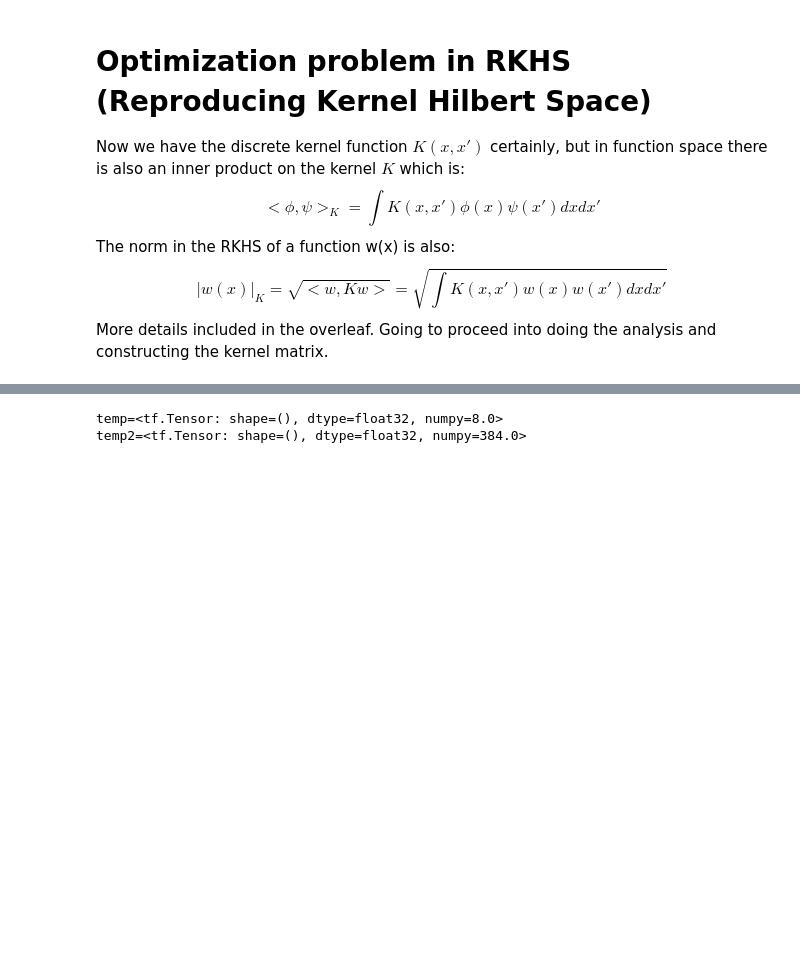
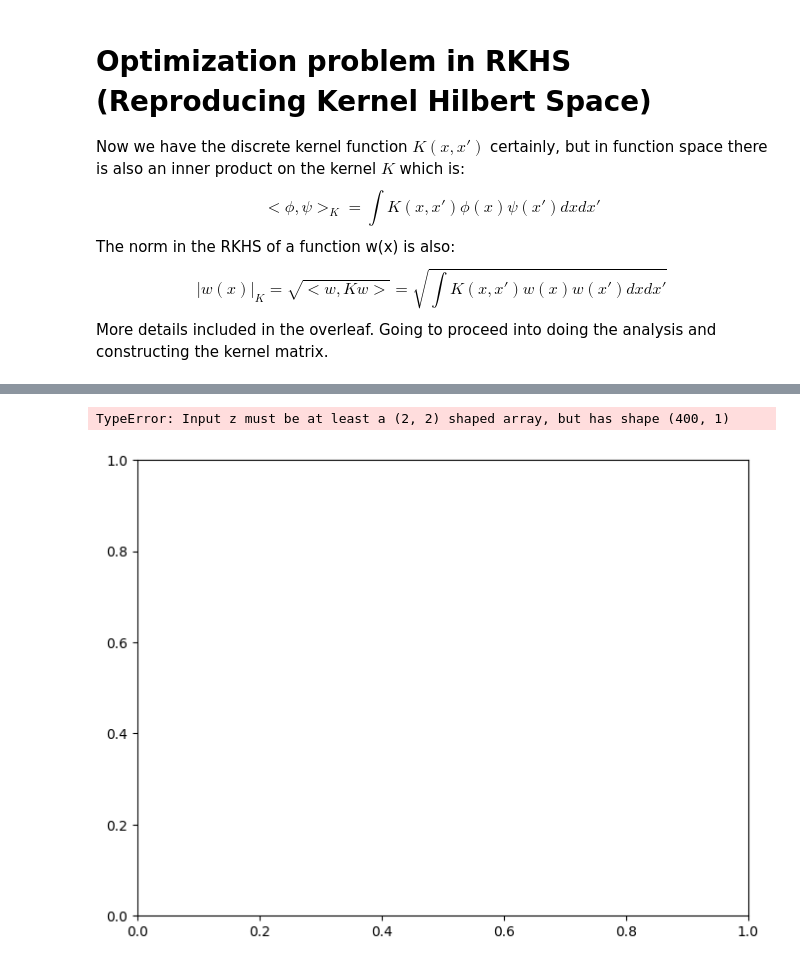
Before and after one commit to sean-engelstad/ml-pde-buckling, a Jupyter notebook: ml-gp/lin-static.ipynb, the cells around one changed output, grey strips where cells are left out. Cells and saved outputs as stored; diff of their text form; code cells hidden in the pictures; blank space fills up the shorter version.

```diff
--- a/ml-gp/lin-static.ipynb
+++ b/ml-gp/lin-static.ipynb
@@ -244,9 +488,10 @@ nabla4_w2.shape=TensorShape([100, 1])
 theta = tf.Variable(tf.zeros(shape=(num_domain,1), dtype=DTYPE), trainable=True)
 # theta = [tf.Variable(t) for t in theta]
 # print(f"{theta=}")
-num_epochs = 100
+num_epochs = 2000
+# num_epochs = 1
 
-learning_rate = 1e-3 # can be much higher here?
+learning_rate = 1e-5 # can be much higher here?
 optimizer = tf.keras.optimizers.Adam(learning_rate=learning_rate)
 
 for epoch in range(num_epochs):
@@ -256,10 +501,24 @@ for epoch in range(num_epochs):
         ans = tf.linalg.lu_solve(*K_lu, rhs=w_full)
         # print(f"{ans=}")
         # print(f"{w_full=}")
-        # how is this value negative? Is it because I have covariance matrix is wrong so K_block is negative definite?
+
+        # double check ans solves the system K_block * ans = w_full
+        res = tf.matmul(Kblock, ans) - w_full
+        abs_norm = np.max(np.abs(res))
+        rel_res_norm = abs_norm / np.max(np.abs(w_full))
+        # print(f"{res=}")
+        # print(f"{abs_norm=} {rel_res_norm=}")
+        # print(f"{np.linalg.norm(w_full)=} {np.linalg.norm(ans)=}")
+
+
+        # fixed so loss no longer negative by regularizing kernel matrix
         loss = tf.tensordot(tf.transpose(w_full), ans, axes=1)
         # print(f"{loss=}")
         # print(f"{loss.shape=}")
+
+        # scale loss by physics D otherwise divided by D^2 essentially
+        # print(f"{D=}")
+        loss *= 1e3 # *= D
 
     loss_gradient = tape.gradient(loss, theta)
     # print(f"{loss_gradient=}")
@@ -336,9 +556,23 @@ plot_mode()
-# %%
-# debug kernel functions
-temp = kernel2d_lapl(x_train[0,:], x_train[0,:])
-print(f"{temp=}")
-temp2 = kernel2d_double_lapl(x_train[0,:], x_train[0,:])
-print(f"{temp2=}")
-# %% [output]
-temp=<tf.Tensor: shape=(), dtype=float32, numpy=8.0>
-temp2=<tf.Tensor: shape=(), dtype=float32, numpy=384.0>
+# %%
+# predict the values at a grid of points (a mesh) so we can view predicted contour of the solution
+# using the mean interpolated from trained values
+import numpy as np
+
+n = 20
+ngrid = n * n
+_xgrid = np.linspace(0.0, a, n)
+_ygrid = np.linspace(0.0, b, n)
+X, Y = np.meshgrid(_xgrid, _ygrid)
+xgrid = np.reshape(X, newshape=(ngrid,1))
+ygrid = np.reshape(Y, newshape=(ngrid,1))
+x_grid = np.concatenate([xgrid, ygrid], axis=1)
+
+K_train = np.array([[kernel2d(x_all[i,:], x_all[j,:]) for j in range(num_all)] for i in range(num_all)])
+K_cross = np.array([[kernel2d(x_grid[i,:], x_all[j,:]) for j in range(num_all)] for i in range(ngrid)])
+
+max_eigval = np.max(np.linalg.eigvalsh(K_train))
+W_grid = K_cross @ np.linalg.solve(K_train + 1e-5 * max_eigval * np.eye(num_all), w_full[:num_all,:])
+W = np.reshape(W_grid, newshape=(n, n))
+# %% [output]
+TypeError: Input z must be at least a (2, 2) shaped array, but has shape (400, 1)
+[figure, added]
```
Also changed, not shown: parts of 12 cells of this notebook, 1 other file.
